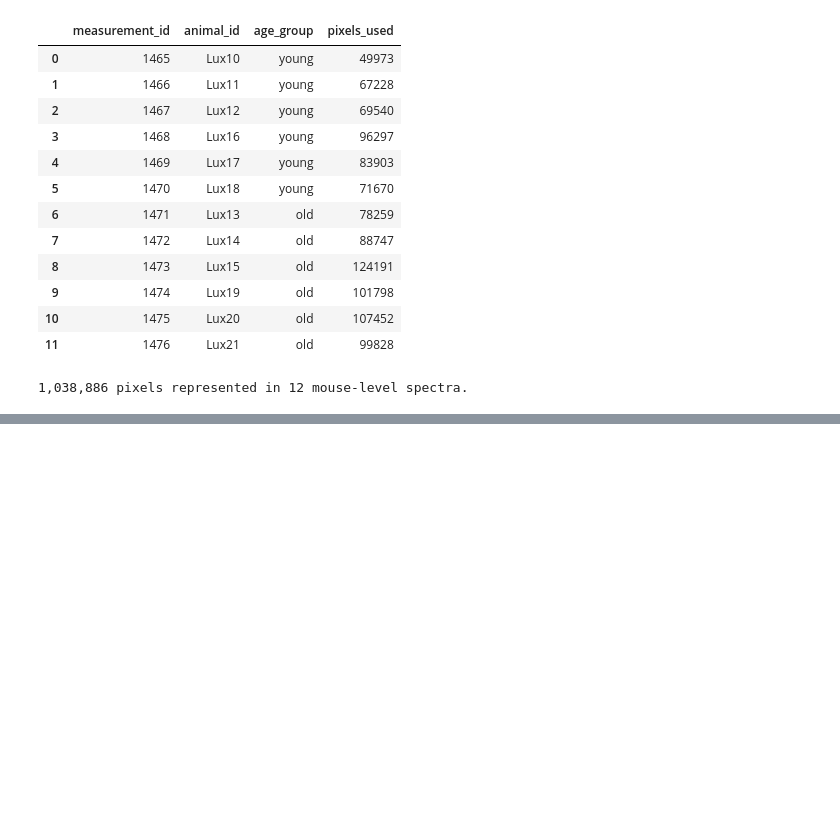
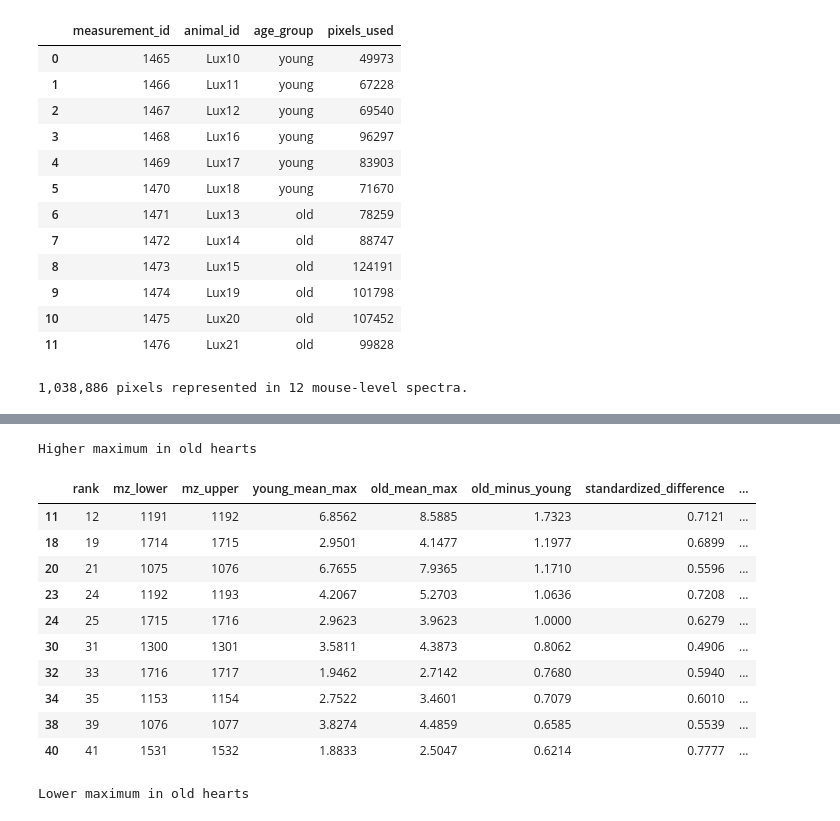
Before and after one commit to TathagataChattopadhyay2000/cardiac-aging, a Jupyter notebook: notebooks/03_whole_section_comparison.ipynb, the cells around one changed output, grey strips where cells are left out. Drawn from its saved outputs; the diff is of its cells as text; code cells hidden in the pictures; blank space fills up the shorter version.

```diff
--- a/notebooks/03_whole_section_comparison.ipynb
+++ b/notebooks/03_whole_section_comparison.ipynb
@@ -167,0 +257,71 @@ distribution before choosing windows for histology-based regional comparisons.
+# %%
+edges = np.arange(600, 2001)
+rows = []
+is_old = samples["age_group"].eq("old").to_numpy()
+
+for lower, upper in zip(edges[:-1], edges[1:]):
+    lo, hi = np.searchsorted(native_axis, [lower, upper])
+    if lo == hi:
+        continue
+
+    segment = native_spectra[:, lo:hi]
+    peak_idx = segment.argmax(axis=1)
+    heights = segment[np.arange(len(segment)), peak_idx]
+    peak_mz = native_axis[lo + peak_idx]
+
+    young, old = heights[~is_old], heights[is_old]
+    gap = old.mean() - young.mean()
+    pooled_sd = np.sqrt((young.var(ddof=1) + old.var(ddof=1)) / 2)
+
+    # Check whether any one mouse changes the direction of the difference.
+    gaps_without_one = np.r_[
+        old.mean() - (young.sum() - young) / (len(young) - 1),
+        (old.sum() - old) / (len(old) - 1) - young.mean(),
+    ]
+    stable = gap != 0 and np.all(np.sign(gaps_without_one) == np.sign(gap))
+    strongest = heights.argmax()
+
+    rows.append({
+        "mz_lower": lower,
+        "mz_upper": upper,
+        "young_mean_max": young.mean(),
+        "old_mean_max": old.mean(),
+        "old_minus_young": gap,
+        "standardized_difference": gap / pooled_sd if pooled_sd > 0 else np.nan,
+        "direction_stable": stable,
+        "strongest_mouse": samples["measurement_id"].iloc[strongest],
+        "max_mz_in_strongest_mouse": peak_mz[strongest],
+        "strongest_intensity": heights[strongest],
+    })
+
+ranking_1mz = pd.DataFrame(rows)
+ranking_1mz = (
+    ranking_1mz.sort_values(
+        "old_minus_young", key=lambda s: s.abs(), ascending=False
+    )
+    .reset_index(drop=True)
+)
+ranking_1mz.insert(0, "rank", ranking_1mz.index + 1)
+ranking_1mz.to_csv(results / "whole_section_max_ranking_1mz.csv", index=False)
+
+stable = ranking_1mz[ranking_1mz["direction_stable"]]
+
+print("Higher maximum in old hearts")
+display(stable[stable["old_minus_young"] > 0].head(10).round(4))
+
+print("Lower maximum in old hearts")
+display(stable[stable["old_minus_young"] < 0].head(10).round(4))
+# %% [output]
+Higher maximum in old hearts
+|  | rank | mz_lower | mz_upper | young_mean_max | old_mean_max | old_minus_young | standardized_difference | ... |
+| 11 | 12 | 1191 | 1192 | 6.8562 | 8.5885 | 1.7323 | 0.7121 | ... |
+| 18 | 19 | 1714 | 1715 | 2.9501 | 4.1477 | 1.1977 | 0.6899 | ... |
+| 20 | 21 | 1075 | 1076 | 6.7655 | 7.9365 | 1.1710 | 0.5596 | ... |
+| 23 | 24 | 1192 | 1193 | 4.2067 | 5.2703 | 1.0636 | 0.7208 | ... |
+| 24 | 25 | 1715 | 1716 | 2.9623 | 3.9623 | 1.0000 | 0.6279 | ... |
+| 30 | 31 | 1300 | 1301 | 3.5811 | 4.3873 | 0.8062 | 0.4906 | ... |
+| 32 | 33 | 1716 | 1717 | 1.9462 | 2.7142 | 0.7680 | 0.5940 | ... |
+| 34 | 35 | 1153 | 1154 | 2.7522 | 3.4601 | 0.7079 | 0.6010 | ... |
+| 38 | 39 | 1076 | 1077 | 3.8274 | 4.4859 | 0.6585 | 0.5539 | ... |
+| 40 | 41 | 1531 | 1532 | 1.8833 | 2.5047 | 0.6214 | 0.7777 | ... |
+Lower maximum in old hearts
```
Also changed, not shown: parts of 9 cells of this notebook, 9 other files.
